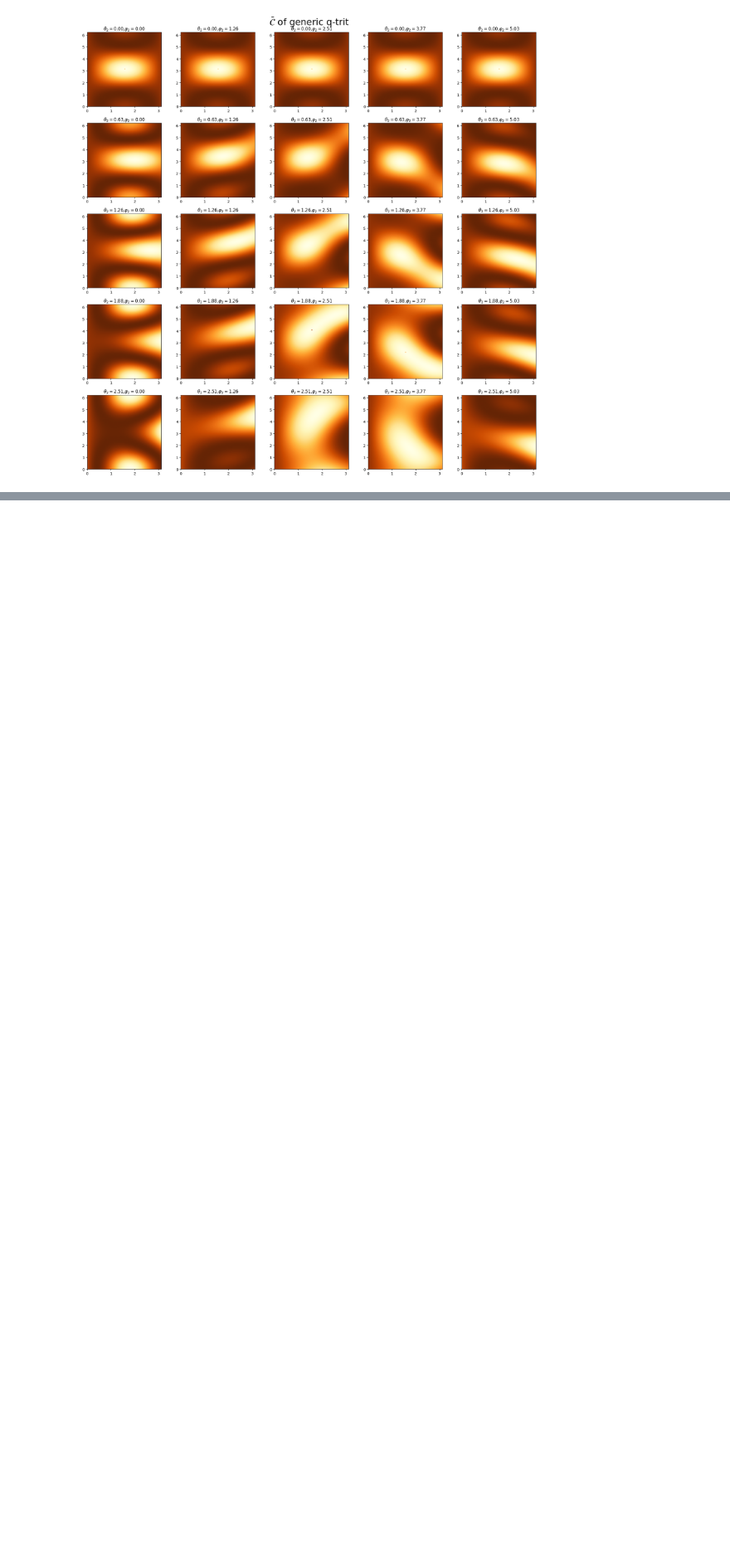
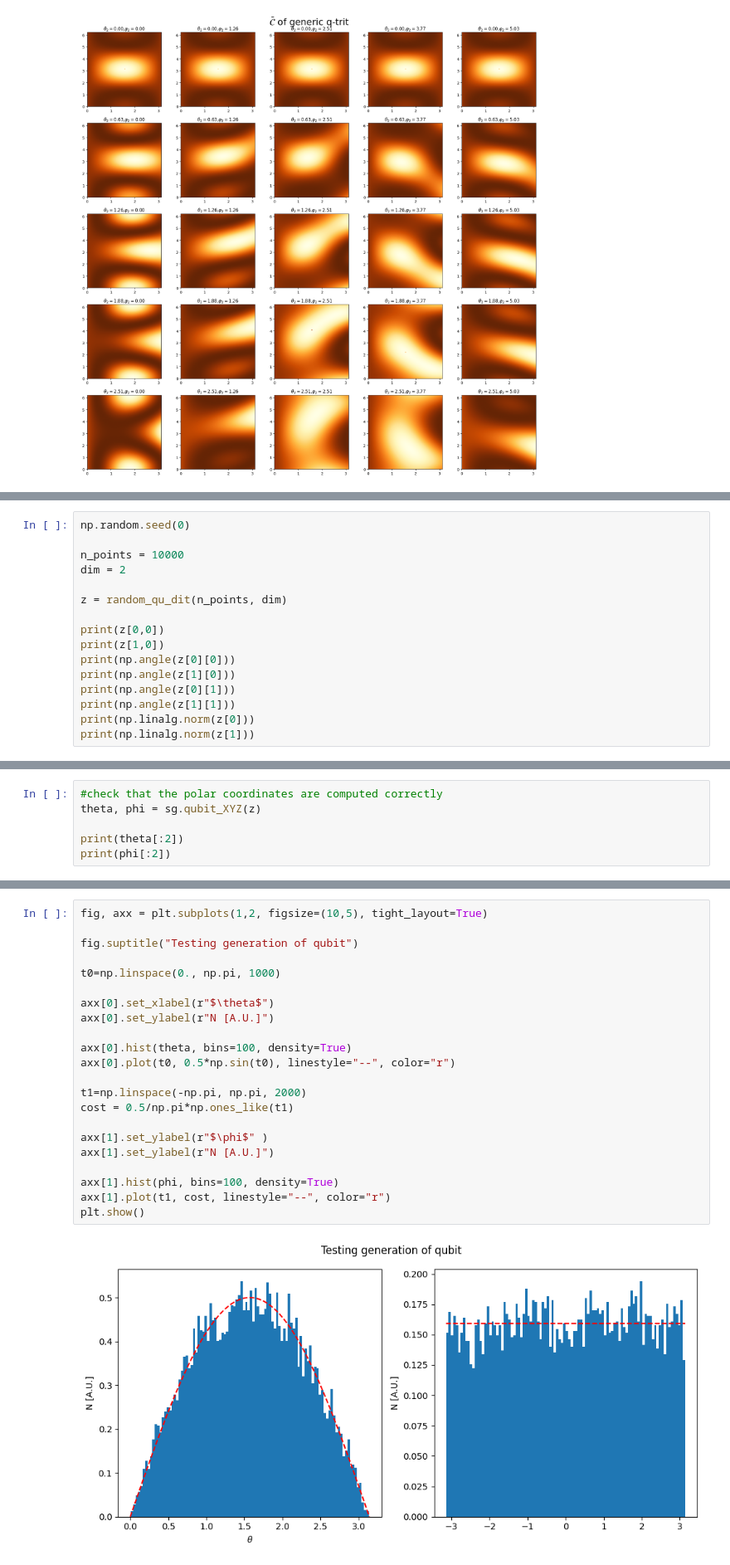
Before and after one commit to erricottaro/Krylov_complexity_on_circulant_graphs, a Jupyter notebook: triangle.ipynb, the cells around one changed output, grey strips where cells are left out. Shown at 83% size. Saved outputs shown, nothing was run; the diff lists cells and outputs as text; blank space fills up the shorter version.

Commit message:
qubit generation tested

```diff
--- a/triangle.ipynb
+++ b/triangle.ipynb
@@ -239,0 +258,16 @@ plt.show()
+# %%
+np.random.seed(0)
+
+n_points = 10000
+dim = 2
+
+z = random_qu_dit(n_points, dim)
+
+print(z[0,0])
+print(z[1,0])
+print(np.angle(z[0][0]))
+print(np.angle(z[1][0]))
+print(np.angle(z[0][1]))
+print(np.angle(z[1][1]))
+print(np.linalg.norm(z[0]))
+print(np.linalg.norm(z[1]))
@@ -239,0 +289,6 @@ plt.show()
+# %%
+#check that the polar coordinates are computed correctly
+theta, phi = sg.qubit_XYZ(z)
+
+print(theta[:2])
+print(phi[:2])
@@ -239,0 +298,24 @@ plt.show()
+# %%
+fig, axx = plt.subplots(1,2, figsize=(10,5), tight_layout=True)
+
+fig.suptitle("Testing generation of qubit")
+
+t0=np.linspace(0., np.pi, 1000)
+
+axx[0].set_xlabel(r"$\theta$")
+axx[0].set_ylabel(r"N [A.U.]")
+
+axx[0].hist(theta, bins=100, density=True)
+axx[0].plot(t0, 0.5*np.sin(t0), linestyle="--", color="r")
+
+t1=np.linspace(-np.pi, np.pi, 2000)
+cost = 0.5/np.pi*np.ones_like(t1)
+
+axx[1].set_ylabel(r"$\phi$" )
+axx[1].set_ylabel(r"N [A.U.]")
+
+axx[1].hist(phi, bins=100, density=True)
+axx[1].plot(t1, cost, linestyle="--", color="r")
+plt.show()
+# %% [output]
+[figure, added]
```
Also changed, not shown: parts of 7 cells of this notebook.
